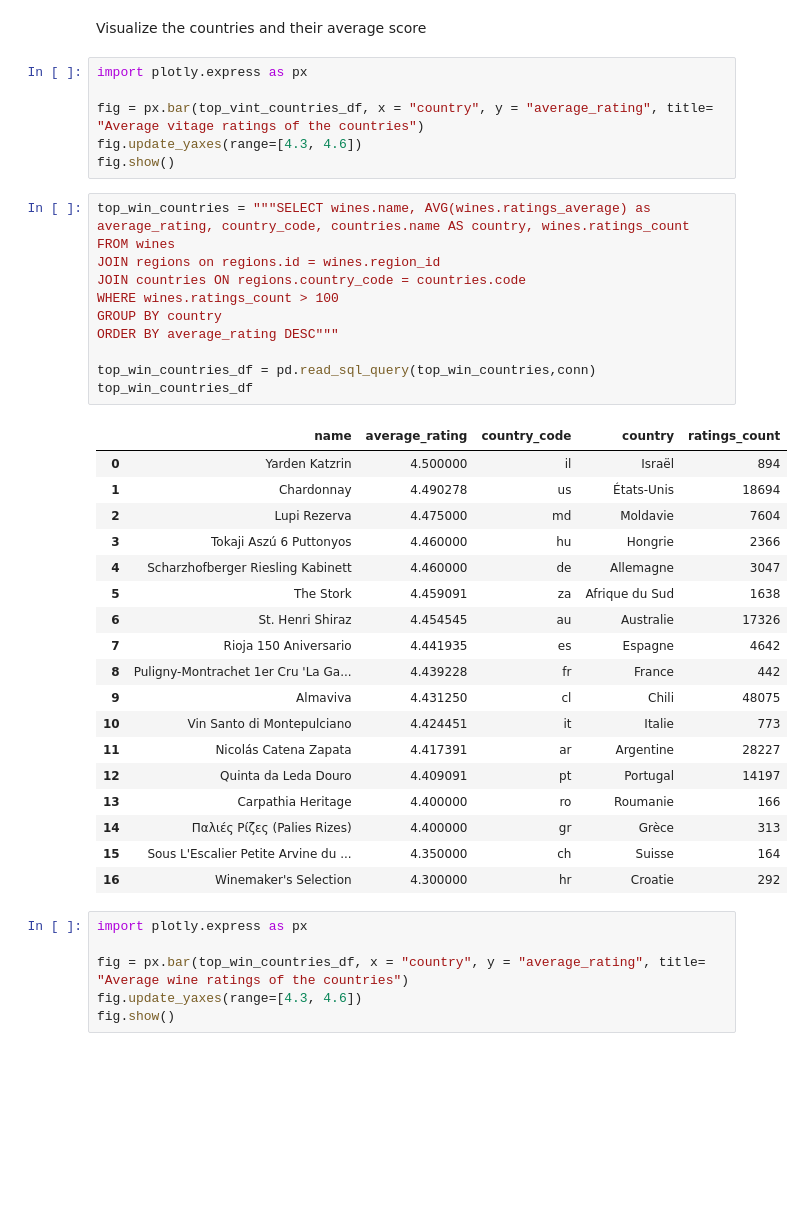
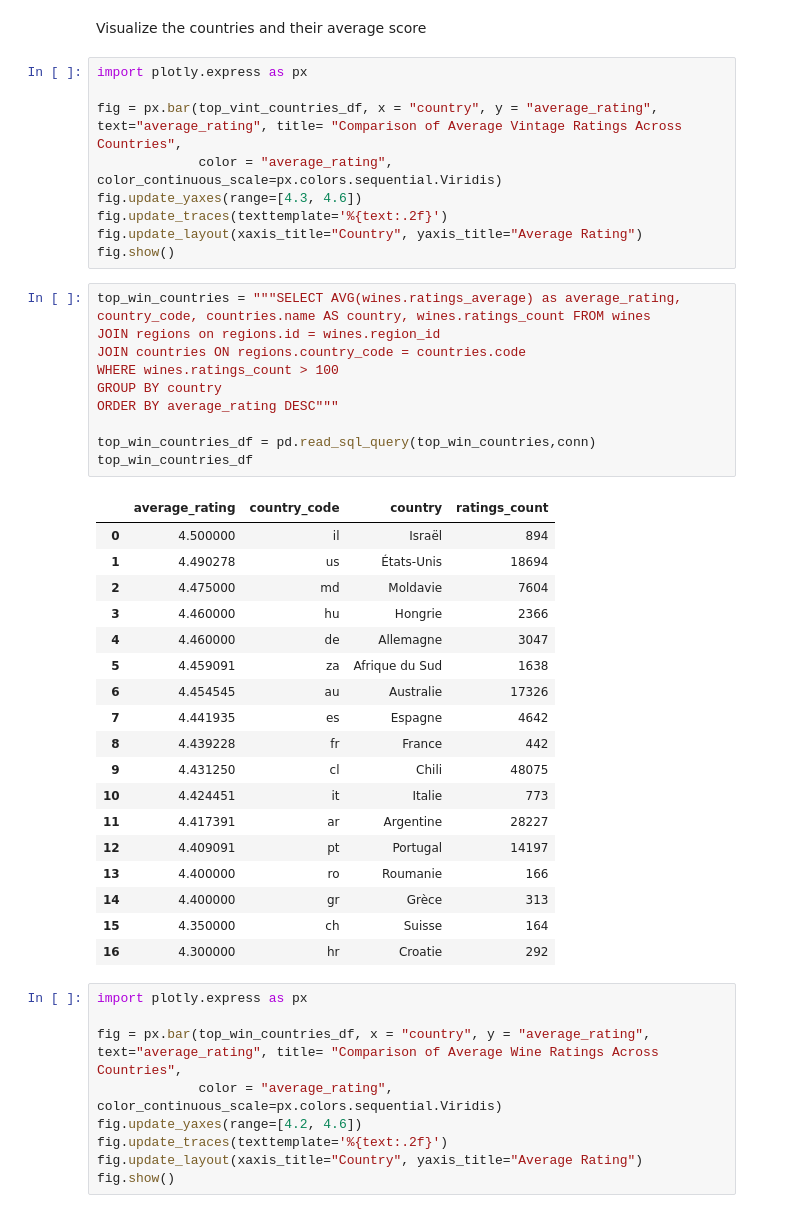
Before and after one commit to Lu-cc/wine-market-analysis-LV, a Jupyter notebook: exp_data.ipynb, the cells around one changed output. Cells and saved outputs as stored; diff of their text form; blank space fills up the shorter version.

```diff
--- a/exp_data.ipynb
+++ b/exp_data.ipynb
@@ -426,41 +424,47 @@ Visualize the countries and their average score
 # %%
 import plotly.express as px
 
-fig = px.bar(top_vint_countries_df, x = "country", y = "average_rating", title= "Average vitage ratings of the countries")
+fig = px.bar(top_vint_countries_df, x = "country", y = "average_rating", text="average_rating", title= "Comparison of Average Vintage Ratings Across Countries",
+             color = "average_rating", color_continuous_scale=px.colors.sequential.Viridis)
 fig.update_yaxes(range=[4.3, 4.6])
+fig.update_traces(texttemplate='%{text:.2f}')
+fig.update_layout(xaxis_title="Country", yaxis_title="Average Rating")
 fig.show()
 # %%
-top_win_countries = """SELECT wines.name, AVG(wines.ratings_average) as average_rating, country_code, countries.name AS country, wines.ratings_count FROM wines
+top_win_countries = """SELECT AVG(wines.ratings_average) as average_rating, country_code, countries.name AS country, wines.ratings_count FROM wines
 JOIN regions on regions.id = wines.region_id
 JOIN countries ON regions.country_code = countries.code
 WHERE wines.ratings_count > 100
 GROUP BY country
 ORDER BY average_rating DESC"""
 
 top_win_countries_df = pd.read_sql_query(top_win_countries,conn)
 top_win_countries_df
 # %% [output]
-|  | name | average_rating | country_code | country | ratings_count |
-| 0 | Yarden Katzrin | 4.500000 | il | Israël | 894 |
-| 1 | Chardonnay | 4.490278 | us | États-Unis | 18694 |
-| 2 | Lupi Rezerva | 4.475000 | md | Moldavie | 7604 |
-| 3 | Tokaji Aszú 6 Puttonyos | 4.460000 | hu | Hongrie | 2366 |
-| 4 | Scharzhofberger Riesling Kabinett | 4.460000 | de | Allemagne | 3047 |
-| 5 | The Stork | 4.459091 | za | Afrique du Sud | 1638 |
-| 6 | St. Henri Shiraz | 4.454545 | au | Australie | 17326 |
-| 7 | Rioja 150 Aniversario | 4.441935 | es | Espagne | 4642 |
-| 8 | Puligny-Montrachet 1er Cru 'La Ga... | 4.439228 | fr | France | 442 |
-| 9 | Almaviva | 4.431250 | cl | Chili | 48075 |
-| 10 | Vin Santo di Montepulciano | 4.424451 | it | Italie | 773 |
-| 11 | Nicolás Catena Zapata | 4.417391 | ar | Argentine | 28227 |
-| 12 | Quinta da Leda Douro | 4.409091 | pt | Portugal | 14197 |
-| 13 | Carpathia Heritage | 4.400000 | ro | Roumanie | 166 |
-| 14 | Παλιές Ρίζες (Palies Rizes) | 4.400000 | gr | Grèce | 313 |
-| 15 | Sous L'Escalier Petite Arvine du ... | 4.350000 | ch | Suisse | 164 |
-| 16 | Winemaker's Selection | 4.300000 | hr | Croatie | 292 |
+|  | average_rating | country_code | country | ratings_count |
+| 0 | 4.500000 | il | Israël | 894 |
+| 1 | 4.490278 | us | États-Unis | 18694 |
+| 2 | 4.475000 | md | Moldavie | 7604 |
+| 3 | 4.460000 | hu | Hongrie | 2366 |
+| 4 | 4.460000 | de | Allemagne | 3047 |
+| 5 | 4.459091 | za | Afrique du Sud | 1638 |
+| 6 | 4.454545 | au | Australie | 17326 |
+| 7 | 4.441935 | es | Espagne | 4642 |
+| 8 | 4.439228 | fr | France | 442 |
+| 9 | 4.431250 | cl | Chili | 48075 |
+| 10 | 4.424451 | it | Italie | 773 |
+| 11 | 4.417391 | ar | Argentine | 28227 |
+| 12 | 4.409091 | pt | Portugal | 14197 |
+| 13 | 4.400000 | ro | Roumanie | 166 |
+| 14 | 4.400000 | gr | Grèce | 313 |
+| 15 | 4.350000 | ch | Suisse | 164 |
+| 16 | 4.300000 | hr | Croatie | 292 |
 # %%
 import plotly.express as px
 
-fig = px.bar(top_win_countries_df, x = "country", y = "average_rating", title= "Average wine ratings of the countries")
-fig.update_yaxes(range=[4.3, 4.6])
+fig = px.bar(top_win_countries_df, x = "country", y = "average_rating", text="average_rating", title= "Comparison of Average Wine Ratings Across Countries",
+             color = "average_rating", color_continuous_scale=px.colors.sequential.Viridis)
+fig.update_yaxes(range=[4.2, 4.6])
+fig.update_traces(texttemplate='%{text:.2f}')
+fig.update_layout(xaxis_title="Country", yaxis_title="Average Rating")
 fig.show()
```
Also changed, not shown: parts of 30 cells of this notebook, 15 other files.
